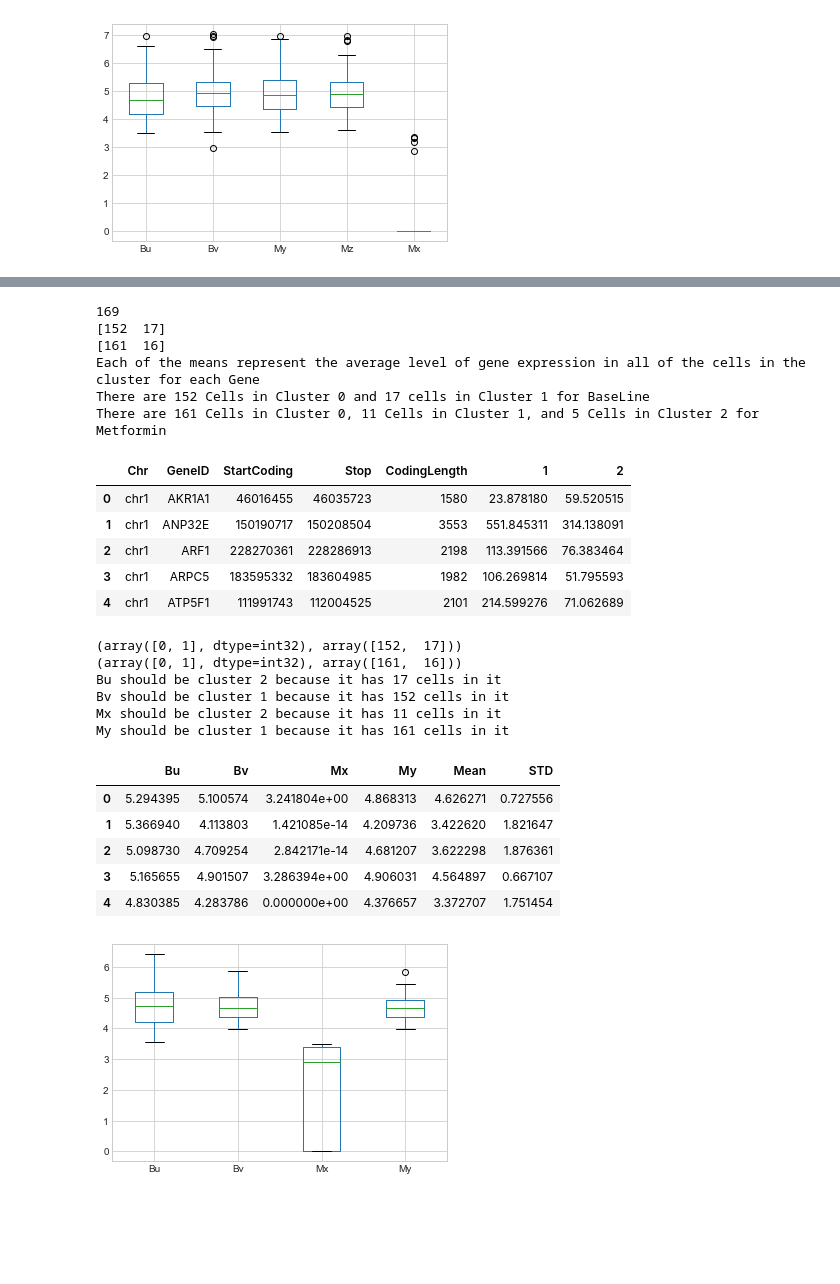
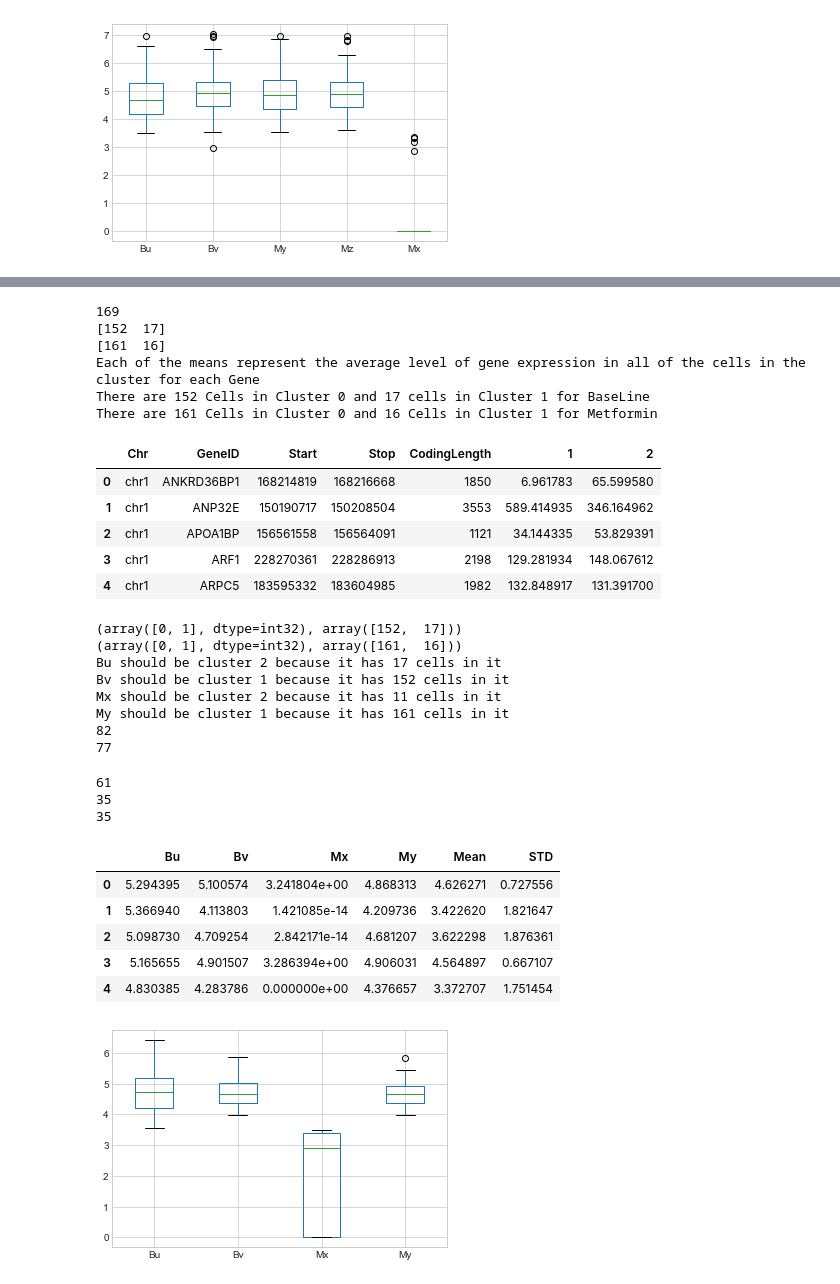
Before and after one commit to akhilchainani/CS498DS, a Jupyter notebook: MP2/MP2Notebook.ipynb, the cells around one changed output, grey strips where cells are left out. Drawn from its saved outputs; the diff is of its cells as text; code cells hidden in the pictures; blank space fills up the shorter version.

```diff
--- a/MP2/MP2Notebook.ipynb
+++ b/MP2/MP2Notebook.ipynb
@@ -525,12 +511,12 @@ For n=174, score=0.020
 For n=175, score=0.018
 For n=176, score=0.009
 # %%
-baseKM = KMeans(n_clusters=recommended_BaselineN, random_state=0).fit(baseKRPKM)
+baseKM = KMeans(n_clusters=2, random_state=0).fit(baseKRPKM)
 baseKM_pred = baseKM.predict(baseKRPKM)
 baseKCenters = baseKM.cluster_centers_
 print(len(baseKM_pred))
 print(np.bincount(baseKM_pred))
-metKM = KMeans(n_clusters=recommended_MetforminN, random_state=0).fit(metKRPKM)
+metKM = KMeans(n_clusters=2, random_state=0).fit(metKRPKM)
 metKM_pred = metKM.predict(metKRPKM)
 metKCenters = metKM.cluster_centers_
 print(np.bincount(metKM_pred))
@@ -544,23 +530,23 @@ print("There are 161 Cells in Cluster 0 and 16 Cells in Cluster 1 for Metformin"
 [161  16]
 Each of the means represent the average level of gene expression in all of the cells in the cluster for each Gene
 There are 152 Cells in Cluster 0 and 17 cells in Cluster 1 for BaseLine
-There are 161 Cells in Cluster 0, 11 Cells in Cluster 1, and 5 Cells in Cluster 2 for Metformin
+There are 161 Cells in Cluster 0 and 16 Cells in Cluster 1 for Metformin
 # %%
 baseline_Kmeans = baseline_csv.iloc[:, 0:5]
 baseline_Kmeans["1"] = baseKCenters[0]
 baseline_Kmeans["2"] = baseKCenters[1]
 
 metformin_Kmeans = metformin_csv.iloc[:, 0:5]
 metformin_Kmeans["1"] = metKCenters[0]
 metformin_Kmeans["2"] = metKCenters[1]
-baseline_Kmeans.head()
+metformin_Kmeans.head()
 # %% [output]
-|  | Chr | GeneID | StartCoding | Stop | CodingLength | 1 | 2 |
-| 0 | chr1 | AKR1A1 | 46016455 | 46035723 | 1580 | 23.878180 | 59.520515 |
-| 1 | chr1 | ANP32E | 150190717 | 150208504 | 3553 | 551.845311 | 314.138091 |
-| 2 | chr1 | ARF1 | 228270361 | 228286913 | 2198 | 113.391566 | 76.383464 |
-| 3 | chr1 | ARPC5 | 183595332 | 183604985 | 1982 | 106.269814 | 51.795593 |
-| 4 | chr1 | ATP5F1 | 111991743 | 112004525 | 2101 | 214.599276 | 71.062689 |
+|  | Chr | GeneID | Start | Stop | CodingLength | 1 | 2 |
+| 0 | chr1 | ANKRD36BP1 | 168214819 | 168216668 | 1850 | 6.961783 | 65.599580 |
+| 1 | chr1 | ANP32E | 150190717 | 150208504 | 3553 | 589.414935 | 346.164962 |
+| 2 | chr1 | APOA1BP | 156561558 | 156564091 | 1121 | 34.144335 | 53.829391 |
+| 3 | chr1 | ARF1 | 228270361 | 228286913 | 2198 | 129.281934 | 148.067612 |
+| 4 | chr1 | ARPC5 | 183595332 | 183604985 | 1982 | 132.848917 | 131.391700 |
 # %%
 print(np.unique(baseKM_pred, return_counts=True))
 print(np.unique(metKM_pred, return_counts=True))
@@ -578,6 +564,8 @@ Kmetformin_upMy_downMxDF = Kmetformin_upMy_downMxDF[Kmetformin_upMy_downMxDF['1'
 Kbaseline_upBv_downBu_DF = baseline_Kmeans
 Kbaseline_upBv_downBu_DF = Kbaseline_upBv_downBu_DF[Kbaseline_upBv_downBu_DF['2'] < rpkmThreshold]
 Kbaseline_upBv_downBu_DF = Kbaseline_upBv_downBu_DF[Kbaseline_upBv_downBu_DF['1'] > rpkmThreshold]
+print(len(Kbaseline_upBv_downBu_DF['GeneID'].tolist()))
+print(len(Kmetformin_upMy_downMxDF['GeneID'].tolist()))
 # %% [output]
 (array([0, 1], dtype=int32), array([152,  17]))
 (array([0, 1], dtype=int32), array([161,  16]))
@@ -585,6 +573,8 @@ Bu should be cluster 2 because it has 17 cells in it
 Bv should be cluster 1 because it has 152 cells in it
 Mx should be cluster 2 because it has 11 cells in it
 My should be cluster 1 because it has 161 cells in it
+82
+77
 # %%
 geneList = Kmetformin_upMy_downMxDF['GeneID'].tolist()
 KnewlyDownregulatedGenes_inMx_fromBu_df = Kmetformin_upMy_downMxDF
@@ -593,6 +583,7 @@ for x in Kbaseline_upBv_downBu_DF['GeneID']:
         KnewlyDownregulatedGenes_inMx_fromBu_df = KnewlyDownregulatedGenes_inMx_fromBu_df[KnewlyDownregulatedGenes_inMx_fromBu_df['GeneID'] != x]
 
 geneList = KnewlyDownregulatedGenes_inMx_fromBu_df['GeneID'].tolist()
+print(len(geneList))
 for x in baseline_Kmeans['GeneID']:
     if x not in geneList:
         baseline_Kmeans = baseline_Kmeans[baseline_Kmeans['GeneID'] != x]
@@ -605,6 +596,8 @@ for x in metformin_Kmeans['GeneID'].tolist():
 
 baseline_Kmeans = baseline_Kmeans.reset_index(drop=True)
 metformin_Kmeans = metformin_Kmeans.reset_index(drop=True)
+print(len(baseline_Kmeans['GeneID'].tolist()))
+print(len(metformin_Kmeans['GeneID'].tolist()))
 dat = {'Bu': baseline_Kmeans['2'], 'Bv': baseline_Kmeans['1'], 'Mx': metformin_Kmeans['2'], 'My': metformin_Kmeans['1']}
 Knew_df = pd.DataFrame(data=dat)
 Knew_df = np.log(Knew_df + 1)
@@ -613,6 +606,9 @@ Knew_df['Mean'] = Knew_df.apply(np.mean, axis=1)
 Knew_df['STD'] = Knew_df.apply(np.std, axis=1)
 Knew_df.head()
 # %% [output]
+61
+35
+35
 |  | Bu | Bv | Mx | My | Mean | STD |
 | 0 | 5.294395 | 5.100574 | 3.241804e+00 | 4.868313 | 4.626271 | 0.727556 |
 | 1 | 5.366940 | 4.113803 | 1.421085e-14 | 4.209736 | 3.422620 | 1.821647 |
```
Also changed, not shown: parts of 13 cells of this notebook, 1 other file.
